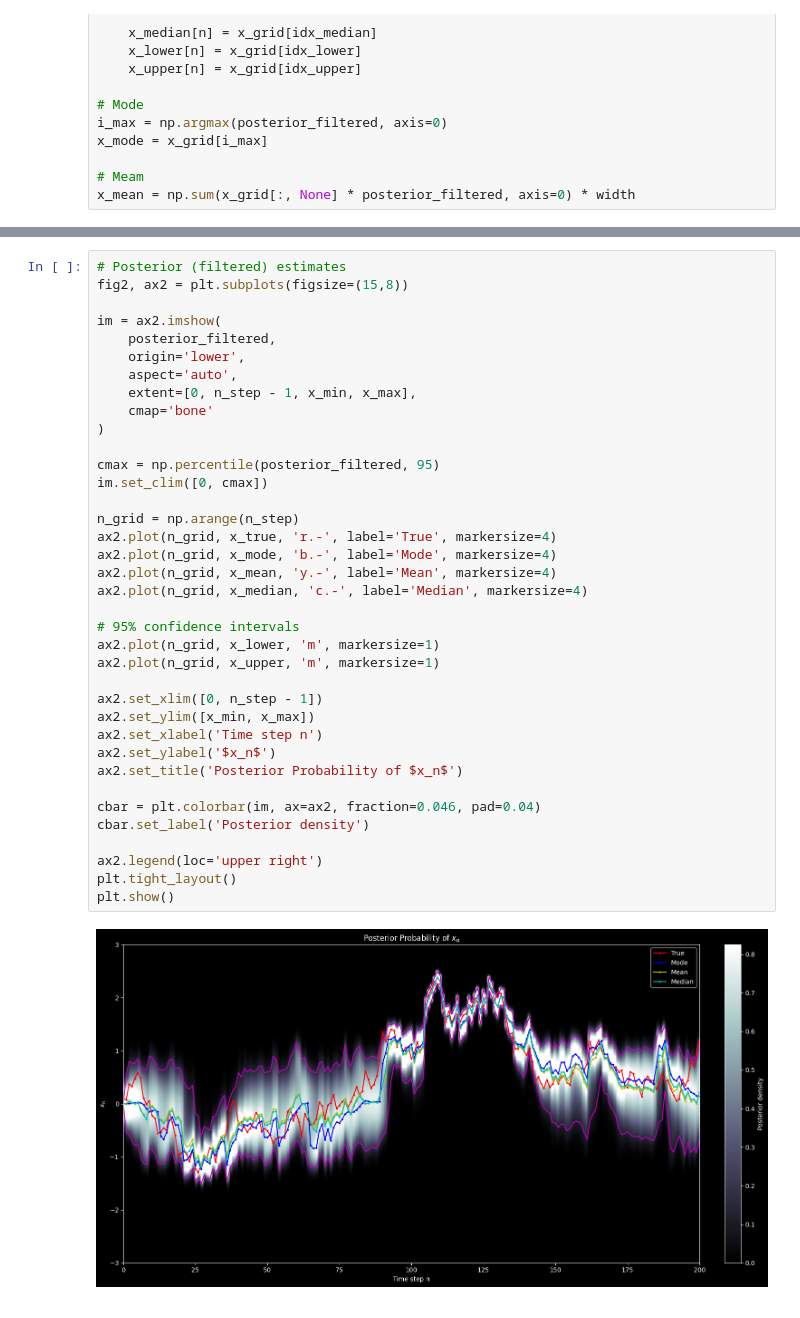
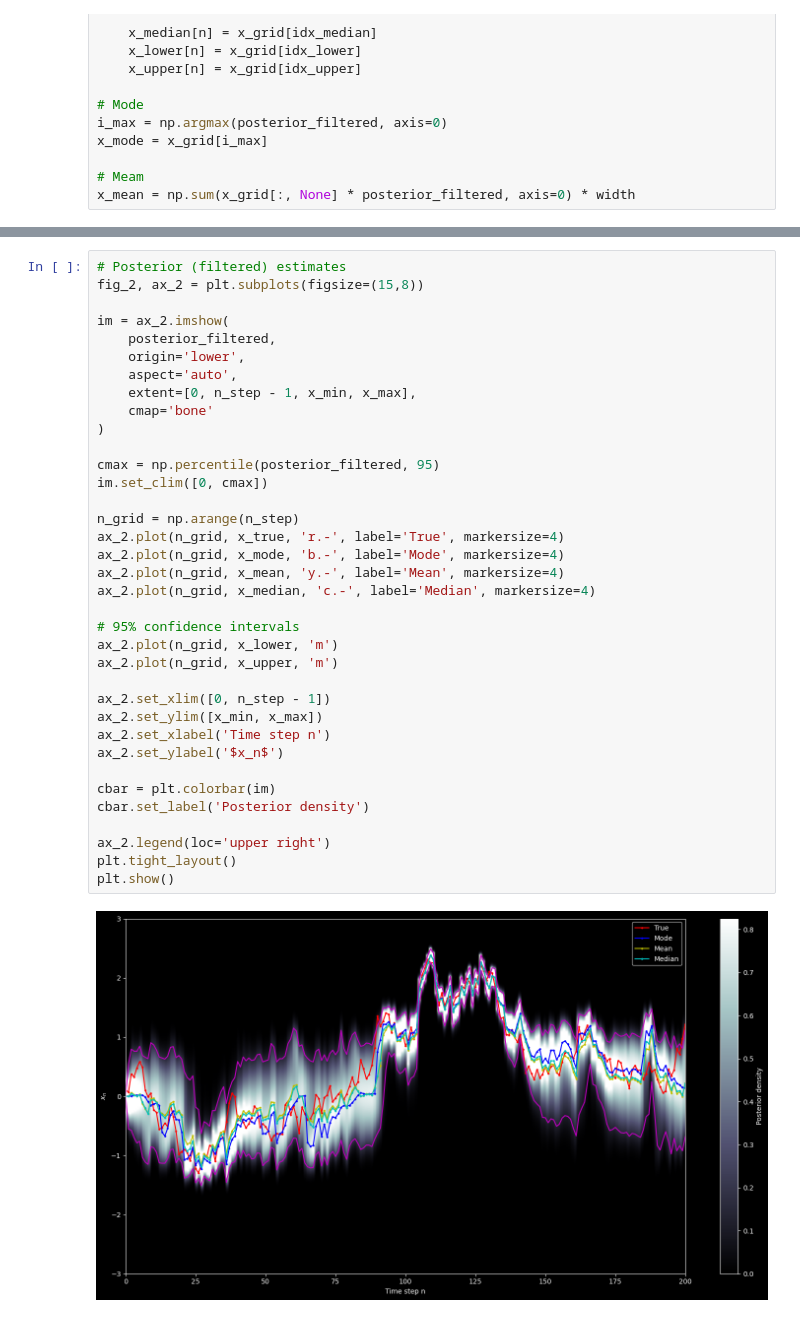
Before and after one commit to heyjianjing/time_series, a Jupyter notebook: sst_01_optimal_tracking.ipynb, the cells around one changed output, grey strips where cells are left out. Saved outputs shown, nothing was run; the diff lists cells and outputs as text.

Commit message:
revise plot of posterior

```diff
--- a/sst_01_optimal_tracking.ipynb
+++ b/sst_01_optimal_tracking.ipynb
@@ -390,40 +390,39 @@ plt.show()
 [figure]
 # %%
 # Posterior (filtered) estimates
-fig2, ax2 = plt.subplots(figsize=(15,8))
+fig_2, ax_2 = plt.subplots(figsize=(15,8))
 
-im = ax2.imshow(
+im = ax_2.imshow(
     posterior_filtered,
     origin='lower',
     aspect='auto',
     extent=[0, n_step - 1, x_min, x_max],
     cmap='bone'
 )
 
 cmax = np.percentile(posterior_filtered, 95)
 im.set_clim([0, cmax])
 
 n_grid = np.arange(n_step)
-ax2.plot(n_grid, x_true, 'r.-', label='True', markersize=4)
-ax2.plot(n_grid, x_mode, 'b.-', label='Mode', markersize=4)
-ax2.plot(n_grid, x_mean, 'y.-', label='Mean', markersize=4)
-ax2.plot(n_grid, x_median, 'c.-', label='Median', markersize=4)
+ax_2.plot(n_grid, x_true, 'r.-', label='True', markersize=4)
+ax_2.plot(n_grid, x_mode, 'b.-', label='Mode', markersize=4)
+ax_2.plot(n_grid, x_mean, 'y.-', label='Mean', markersize=4)
+ax_2.plot(n_grid, x_median, 'c.-', label='Median', markersize=4)
 
 # 95% confidence intervals
-ax2.plot(n_grid, x_lower, 'm', markersize=1)
-ax2.plot(n_grid, x_upper, 'm', markersize=1)
+ax_2.plot(n_grid, x_lower, 'm')
+ax_2.plot(n_grid, x_upper, 'm')
 
-ax2.set_xlim([0, n_step - 1])
-ax2.set_ylim([x_min, x_max])
-ax2.set_xlabel('Time step n')
-ax2.set_ylabel('$x_n$')
-ax2.set_title('Posterior Probability of $x_n$')
+ax_2.set_xlim([0, n_step - 1])
+ax_2.set_ylim([x_min, x_max])
+ax_2.set_xlabel('Time step n')
+ax_2.set_ylabel('$x_n$')
 
-cbar = plt.colorbar(im, ax=ax2, fraction=0.046, pad=0.04)
+cbar = plt.colorbar(im)
 cbar.set_label('Posterior density')
 
-ax2.legend(loc='upper right')
+ax_2.legend(loc='upper right')
 plt.tight_layout()
 plt.show()
 # %% [output]
-[figure, old version]
+[figure, new version]
```
Also changed, not shown: parts of 1 cell of this notebook.
